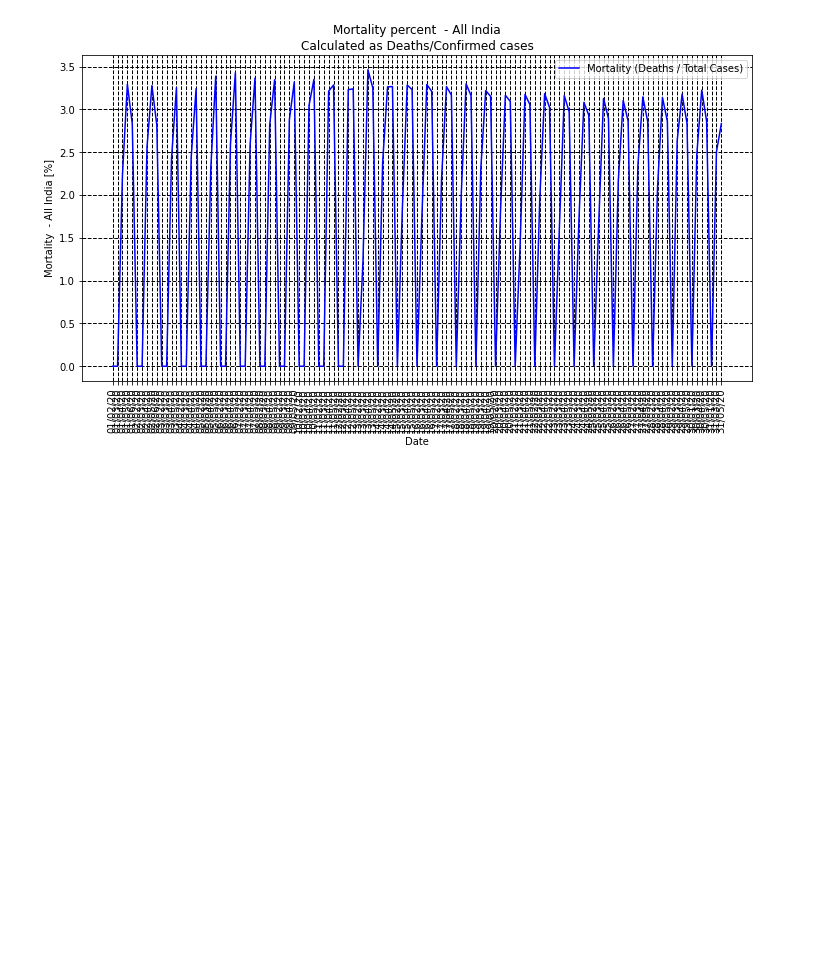
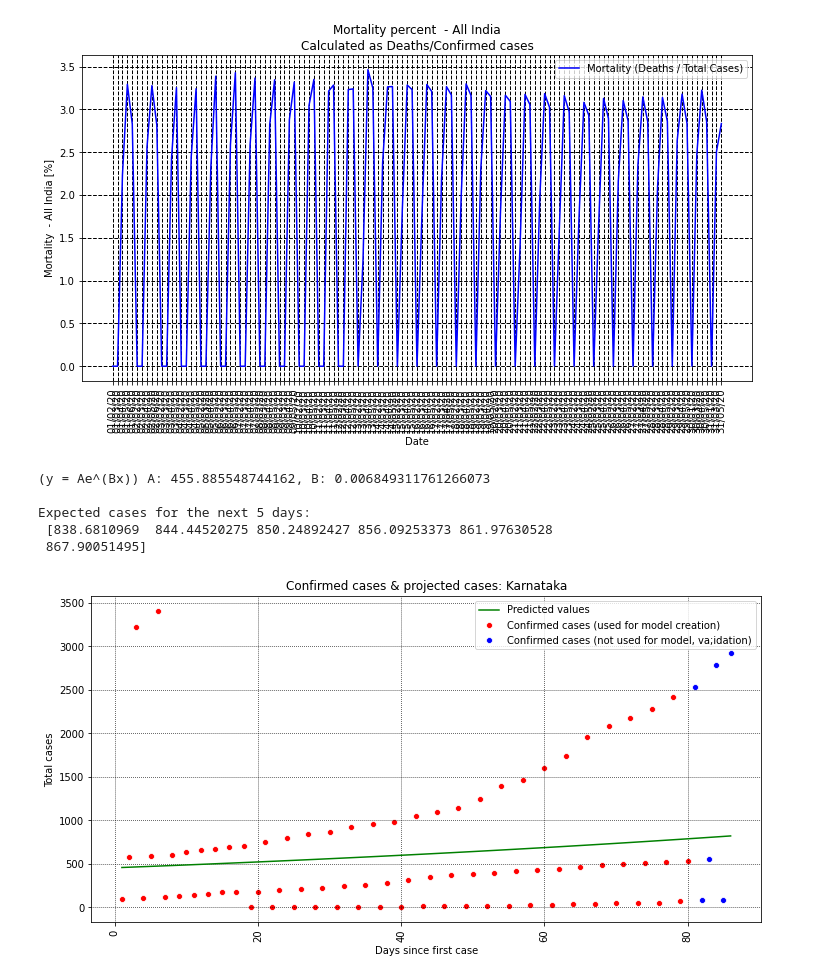
Before and after one commit to ShettyMahalakshmi/COVID-19_Detection-, a Jupyter notebook: covi19dataAnaysis.ipynb, the cells around one changed output. Saved outputs shown, nothing was run; the diff lists cells and outputs as text; code cells hidden in the pictures; blank space fills up the shorter version.

```diff
--- a/covi19dataAnaysis.ipynb
+++ b/covi19dataAnaysis.ipynb
@@ -208,3 +235,51 @@ CVD_aggregate['Mortality (Deaths/Cases)'] = CVD_aggregate['Total Deaths'] / CVD_
 plot_mortality(CVD_aggregate, title = ' - All India', size = 3)
 # %% [output]
 [figure]
+# %%
+def plot_exponential_fit_data(d_df, title, delta):
+    d_df = d_df.sort_values(by=['Date'], ascending=True)
+    d_df['x'] = np.arange(len(d_df)) + 1  #Add column x to the dataframe
+    d_df['y'] = d_df['Total Cases']   #Add column y to the dataframe
+    x = d_df['x'][:-delta]  #Remove delta number of data points (so we can predict them)
+    y = d_df['y'][:-delta]  #Remove delta number of data points (so we can predict them)
+#Use non-linear least squares to fit a function, f, to data.
+#Let us fit data to exponential function: #y = Ae^(Bt)
+
+    c2 = scipy.optimize.curve_fit(lambda t, a, b: a*np.exp(b*t),  x,  y,  p0=(20, 0.2))
+# Function: lambda t, a, b: a*np.exp(b*t)
+# xm y and po for initial values.
+
+    A, B = c2[0]  #Coefficients
+    print(f'(y = Ae^(Bx)) A: {A}, B: {B}\n')
+    x = range(1,d_df.shape[0] + 1)
+    y_fit = A * np.exp(B * x)
+#    print(y_fit)
+    f, ax = plt.subplots(1,1, figsize=(12,6))
+    g = sns.scatterplot(x=d_df['x'][:-delta], y=d_df['y'][:-delta], label='Confirmed cases (used for model creation)', color='red')
+    g = sns.scatterplot(x=d_df['x'][-delta:], y=d_df['y'][-delta:], label='Confirmed cases (not used for model, va;idation)', color='blue')
+    g = sns.lineplot(x=x, y=y_fit, label='Predicted values', color='green')  #Predicted
+    x_future=range(89,95) #As of 24 March 2020 we have 85 days of info.
+    y_future=A * np.exp(B * x_future)
+    print("Expected cases for the next 5 days: \n", y_future)
+    plt.xlabel('Days since first case')
+    plt.ylabel(f'Total cases')
+    plt.title(f'Confirmed cases & projected cases: {title}')
+    plt.xticks(rotation=90)
+    ax.grid(color='black', linestyle='dotted', linewidth=0.75)
+    plt.show()
+# %%
+
+#All India
+#CVD_India = CVD_aggregate
+CVD_Maharashtra = CVD_state_aggregate[CVD_state_aggregate['State']=='Maharashtra']
+CVD_Karnataka = CVD_state_aggregate[CVD_state_aggregate['State']=='Karnataka']
+CVD_Andhra = CVD_state_aggregate[CVD_state_aggregate['State']=='Andhra Pradesh']
+d_df = CVD_Karnataka.copy()
+plot_exponential_fit_data(d_df, 'Karnataka', )
+# %% [output]
+(y = Ae^(Bx)) A: 455.885548744162, B: 0.006849311761266073
+
+Expected cases for the next 5 days:
+ [838.6810969  844.44520275 850.24892427 856.09253373 861.97630528
+ 867.90051495]
+[figure, added]
```
Also changed, not shown: parts of 3 cells of this notebook.
